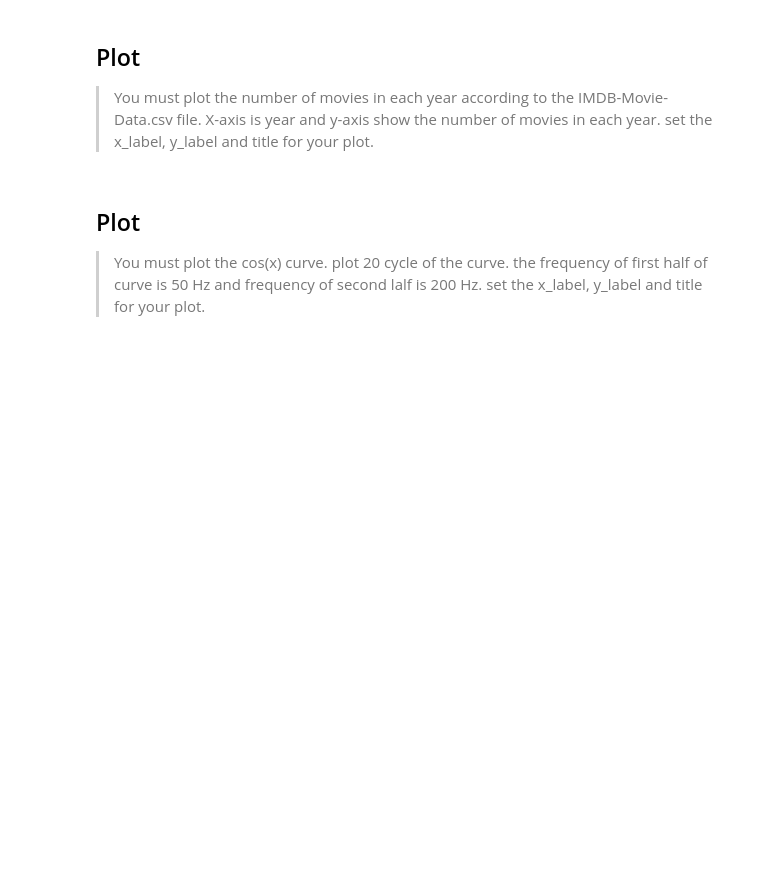
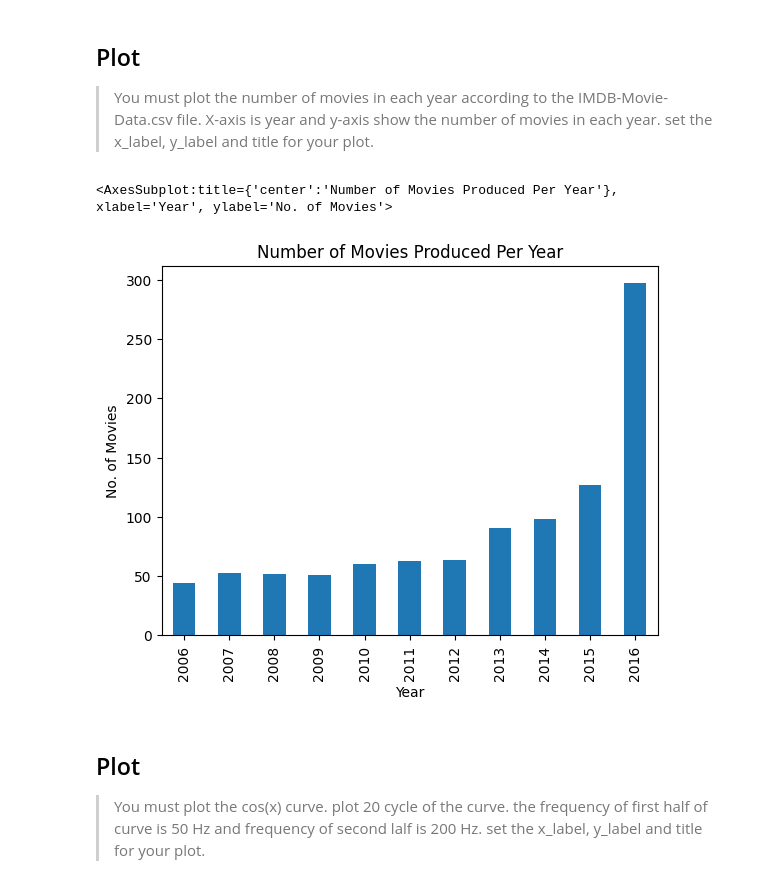
Before and after one commit to Gargantulax/ML_CHW01, a Jupyter notebook: IML_CWH1_Q2.ipynb, the cells around one changed output. Cells and saved outputs as stored; diff of their text form; code cells hidden in the pictures; blank space fills up the shorter version.

```diff
--- a/IML_CWH1_Q2.ipynb
+++ b/IML_CWH1_Q2.ipynb
@@ -167,3 +224,12 @@ Is there any meaningful relation between these features?
+# %%
+### START CODE HERE ###
+years = df["Year"]
+data = years.value_counts().sort_index()
+data.plot(kind='bar', xlabel='Year', ylabel='No. of Movies', title = 'Number of Movies Produced Per Year')
+### END CODE HERE ###
+# %% [output]
+<AxesSubplot:title={'center':'Number of Movies Produced Per Year'}, xlabel='Year', ylabel='No. of Movies'>
+[figure, added]
 # %% [markdown]
 ## Plot
 >You must plot the cos(x) curve. plot 20 cycle of the curve. the frequency of first half of curve is 50 Hz and frequency of second lalf is 200 Hz.
```
Also changed, not shown: parts of 15 cells of this notebook, 1 other file.
